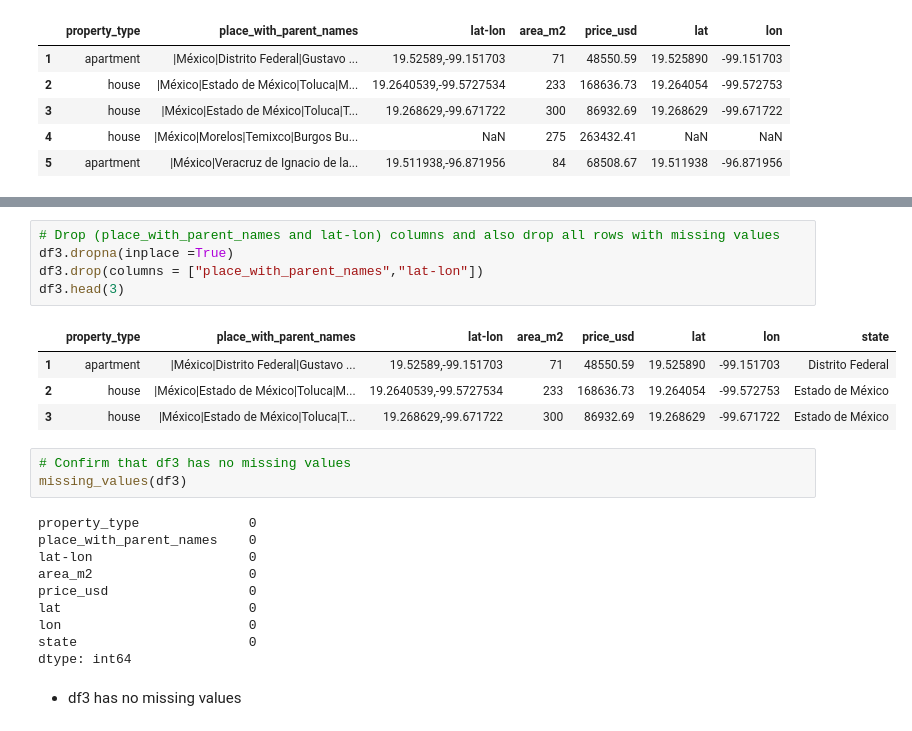
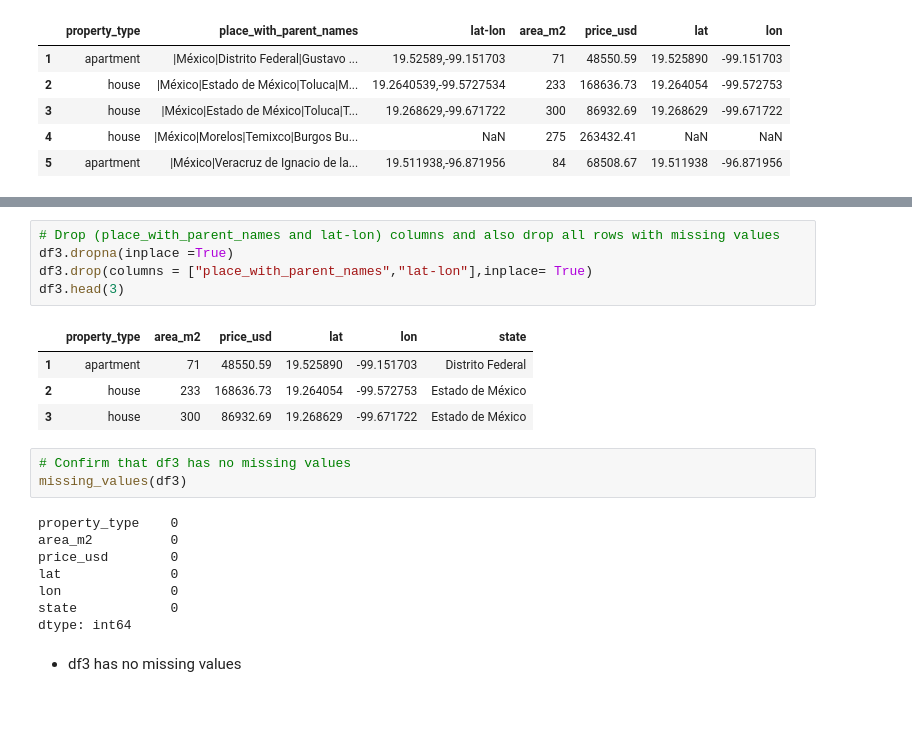
Before and after one commit to Harriet-ngomo/Real-estate-analysis-mexico-brazil, a Jupyter notebook: index.ipynb, the cells around one changed output, grey strips where cells are left out. Cells and saved outputs as stored; diff of their text form.

```diff
--- a/index.ipynb
+++ b/index.ipynb
@@ -318,25 +318,23 @@ df3.head()
 # %%
 # Drop (place_with_parent_names and lat-lon) columns and also drop all rows with missing values
 df3.dropna(inplace =True)
-df3.drop(columns = ["place_with_parent_names","lat-lon"])
+df3.drop(columns = ["place_with_parent_names","lat-lon"],inplace= True)
 df3.head(3)
 # %% [output]
-|  | property_type | place_with_parent_names | lat-lon | area_m2 | price_usd | lat | lon | state |
-| 1 | apartment | |México|Distrito Federal|Gustavo ... | 19.52589,-99.151703 | 71 | 48550.59 | 19.525890 | -99.151703 | Distrito Federal |
-| 2 | house | |México|Estado de México|Toluca|M... | 19.2640539,-99.5727534 | 233 | 168636.73 | 19.264054 | -99.572753 | Estado de México |
-| 3 | house | |México|Estado de México|Toluca|T... | 19.268629,-99.671722 | 300 | 86932.69 | 19.268629 | -99.671722 | Estado de México |
+|  | property_type | area_m2 | price_usd | lat | lon | state |
+| 1 | apartment | 71 | 48550.59 | 19.525890 | -99.151703 | Distrito Federal |
+| 2 | house | 233 | 168636.73 | 19.264054 | -99.572753 | Estado de México |
+| 3 | house | 300 | 86932.69 | 19.268629 | -99.671722 | Estado de México |
 # %%
 # Confirm that df3 has no missing values
 missing_values(df3)
 # %% [output]
-property_type              0
-place_with_parent_names    0
-lat-lon                    0
-area_m2                    0
-price_usd                  0
-lat                        0
-lon                        0
-state                      0
+property_type    0
+area_m2          0
+price_usd        0
+lat              0
+lon              0
+state            0
 dtype: int64
 # %% [markdown]
 - df3 has no missing values
```
Also changed, not shown: parts of 9 cells of this notebook, 1 other file.
